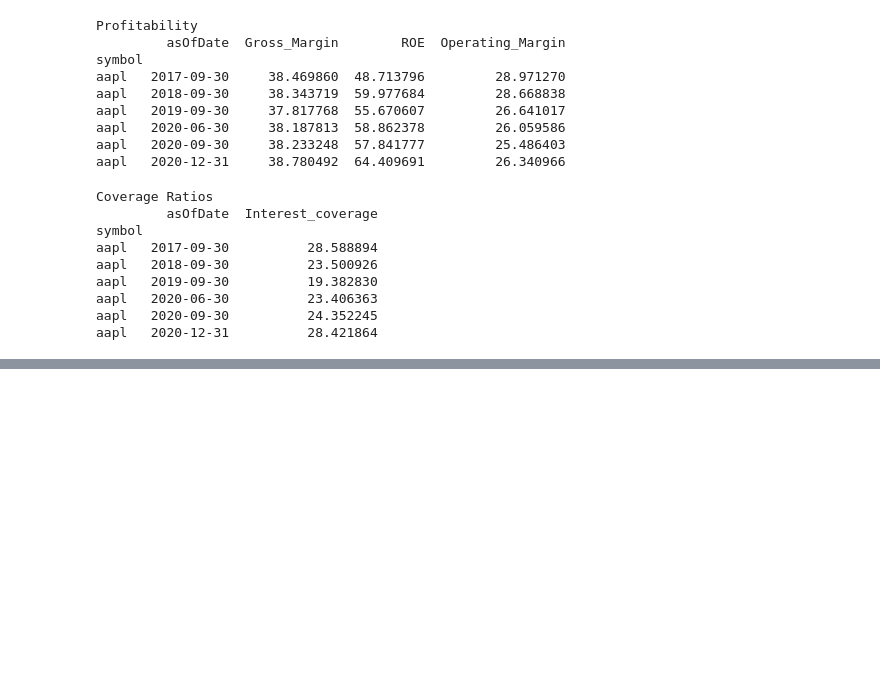
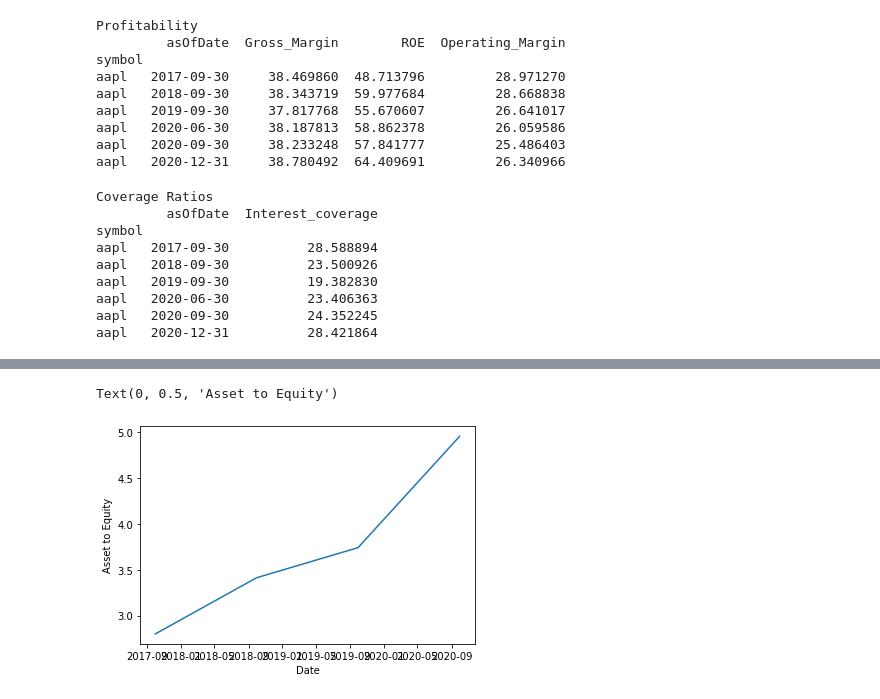
Before and after one commit to robinsonmatt54/Ratio_yahoo_fin, a Jupyter notebook: ratio.ipynb, the cells around one changed output, grey strips where cells are left out. Cells and saved outputs as stored; diff of their text form; code cells hidden in the pictures; blank space fills up the shorter version.

```diff
--- a/ratio.ipynb
+++ b/ratio.ipynb
@@ -240,0 +274,7 @@ aapl   2020-09-30       1.363604    0.360710
+# %%
+plt.plot(df_joined['asOfDate'],df_joined['Asset/Equity'])
+plt.xlabel('Date')
+plt.ylabel('Asset to Equity')
+# %% [output]
+Text(0, 0.5, 'Asset to Equity')
+[figure, added]
```
Also changed, not shown: parts of 19 cells of this notebook.
